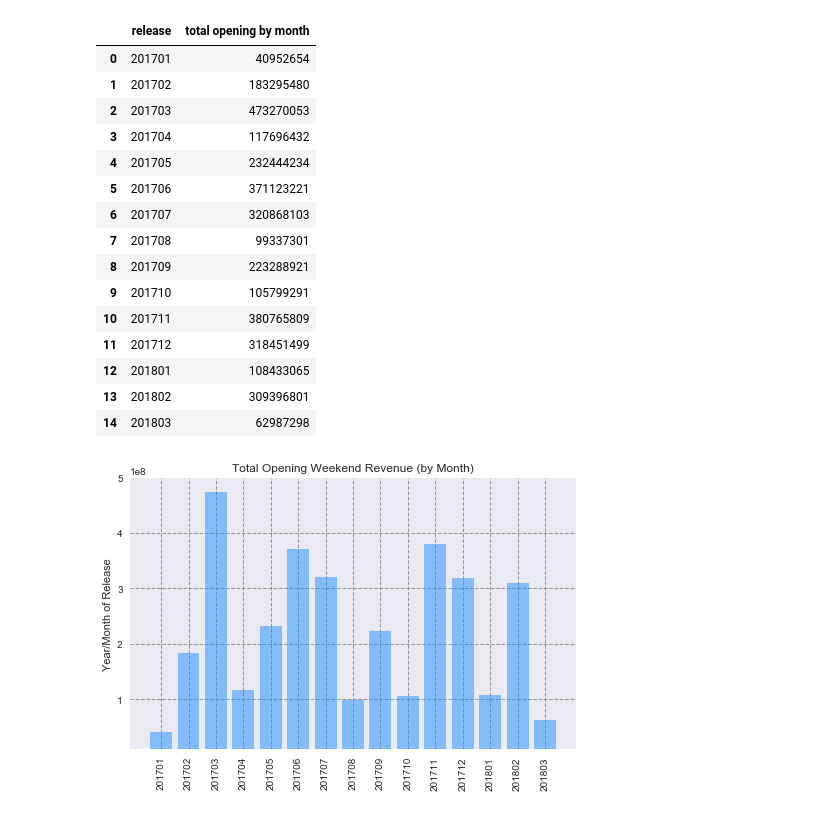
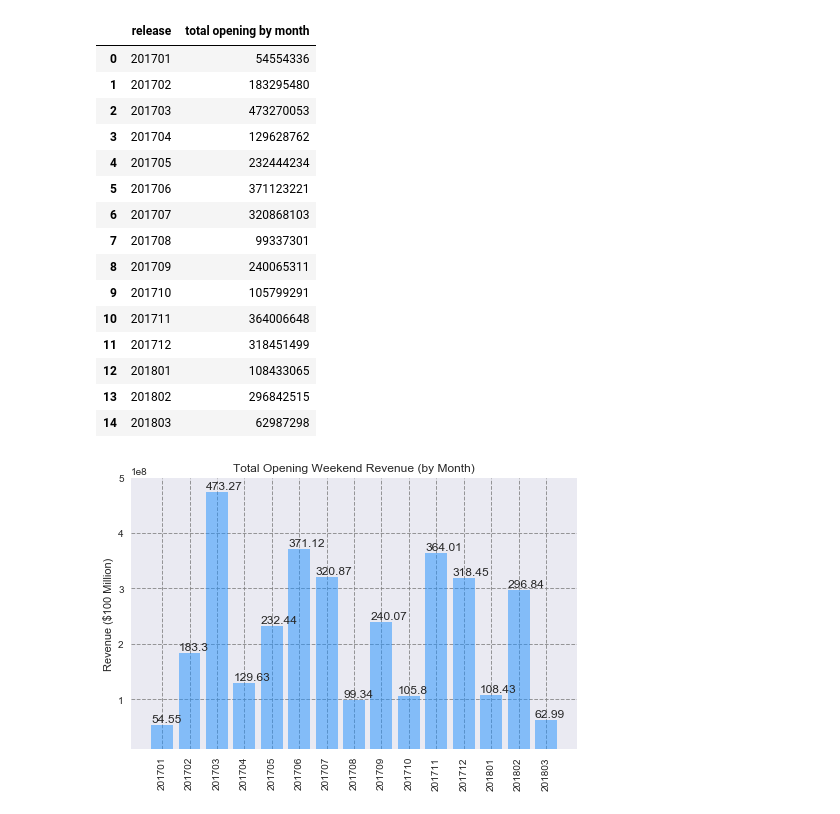
Before and after one commit to Jayleh/dream-reapers, a Jupyter notebook: graphing_notebooks/shilpa.ipynb, the cells around one changed output. Saved outputs shown, nothing was run; the diff lists cells and outputs as text; code cells hidden in the pictures.

Commit message:
added budget revenue plot

```diff
--- a/graphing_notebooks/shilpa.ipynb
+++ b/graphing_notebooks/shilpa.ipynb
@@ -16,7 +21,7 @@ auth.set_access_token(AccessToken, AccessTokenSecret)
 api = tweepy.API(auth, parser=tweepy.parsers.JSONParser())
 # %%
 # Load CSV
-csv_path = "all_movie_data/all_movie_data.csv"
+csv_path = "all_movie_data.csv"
 
 # Read school_data with Pandas
 movie_data_df = pd.read_csv(csv_path, low_memory = False)
@@ -74,45 +79,51 @@ opening_weekend_rev_df["release"] = opening_weekend_rev_df["release"].astype(str
 opening_weekend_rev_df
 # %% [output]
 |  | release | total opening by month |
-| 0 | 201701 | 40952654 |
+| 0 | 201701 | 54554336 |
 | 1 | 201702 | 183295480 |
 | 2 | 201703 | 473270053 |
-| 3 | 201704 | 117696432 |
+| 3 | 201704 | 129628762 |
 | 4 | 201705 | 232444234 |
 | 5 | 201706 | 371123221 |
 | 6 | 201707 | 320868103 |
 | 7 | 201708 | 99337301 |
-| 8 | 201709 | 223288921 |
+| 8 | 201709 | 240065311 |
 | 9 | 201710 | 105799291 |
-| 10 | 201711 | 380765809 |
+| 10 | 201711 | 364006648 |
 | 11 | 201712 | 318451499 |
 | 12 | 201801 | 108433065 |
-| 13 | 201802 | 309396801 |
+| 13 | 201802 | 296842515 |
 | 14 | 201803 | 62987298 |
 # %%
 # y-axis for the plot (opening revenue)
 opening_weekend_rev_y = opening_weekend_rev_df["total opening by month"]
 
 # x-axis for the plot (release data)
 date_open_x = opening_weekend_rev_df["release"]
 
 # plot the barplot
 bar_plot = plt.bar(date_open_x, opening_weekend_rev_y, alpha=0.5, align="edge", color="dodgerblue")
 # (Or) using seaborn
 
 # Tell matplotlib where we would like to place each of our x axis headers
 tick_locations = np.arange(len(opening_weekend_rev_df))
 plt.xticks(tick_locations+0.4, opening_weekend_rev_df["release"], rotation="vertical")
 
+# Add values above the two bar graphs
+count = 0
+for rev in opening_weekend_rev_y:
+    plt.text(count, rev+5000000, str(round(rev/1000000,2)))
+    count = count + 1
+
 # set the x and y axis limits and labels, chart title and legends
 plt.ylim(10000000, 500000000)
 plt.title("Total Opening Weekend Revenue (by Month)")
-plt.ylabel("Year/Month of Release")
+plt.ylabel("Revenue ($100 Million)")
 plt.grid(linestyle='--', color='grey', alpha=0.8)
 plt.axhline(0)
 
 # Save our graph and show the graph
-#plt.savefig('')
+plt.savefig('rev.jpg')
 plt.show()
 # %% [output]
-[figure, old version]
+[figure, new version]
```
Also changed, not shown: parts of 5 cells of this notebook, 6 other files.
